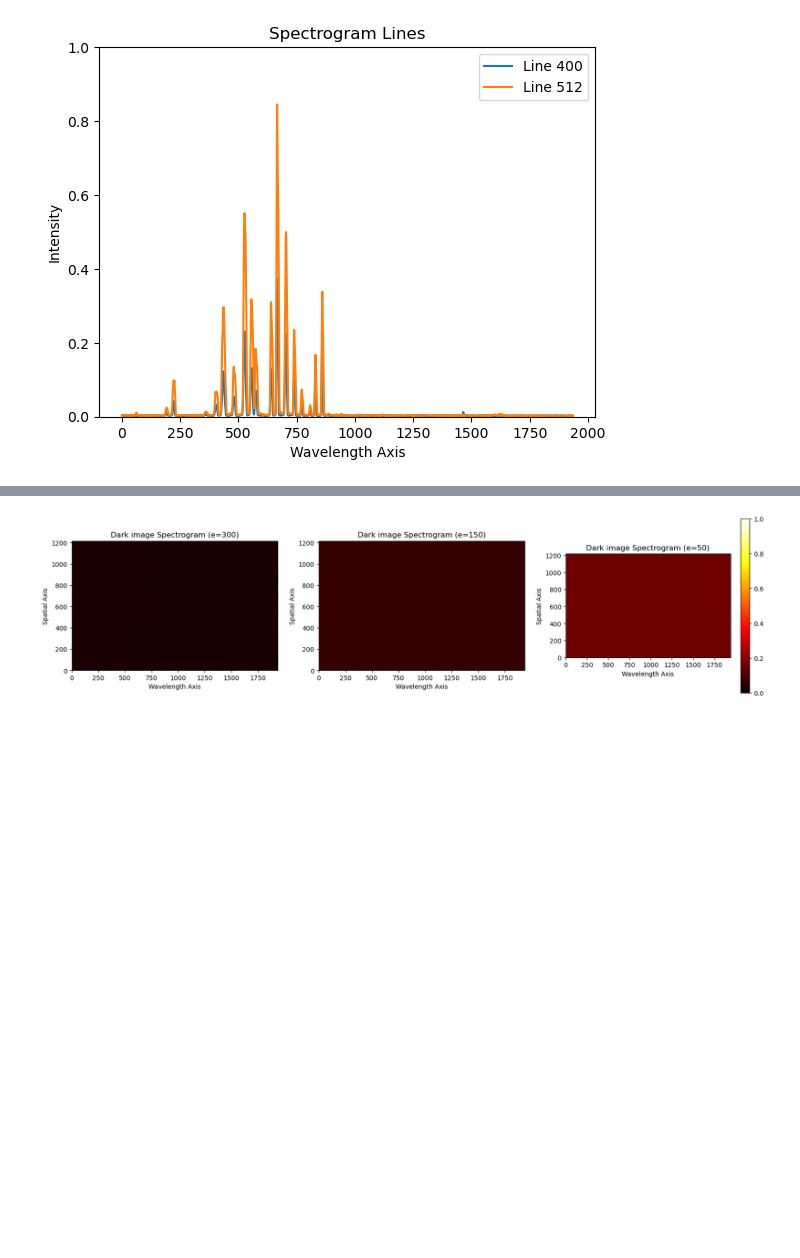
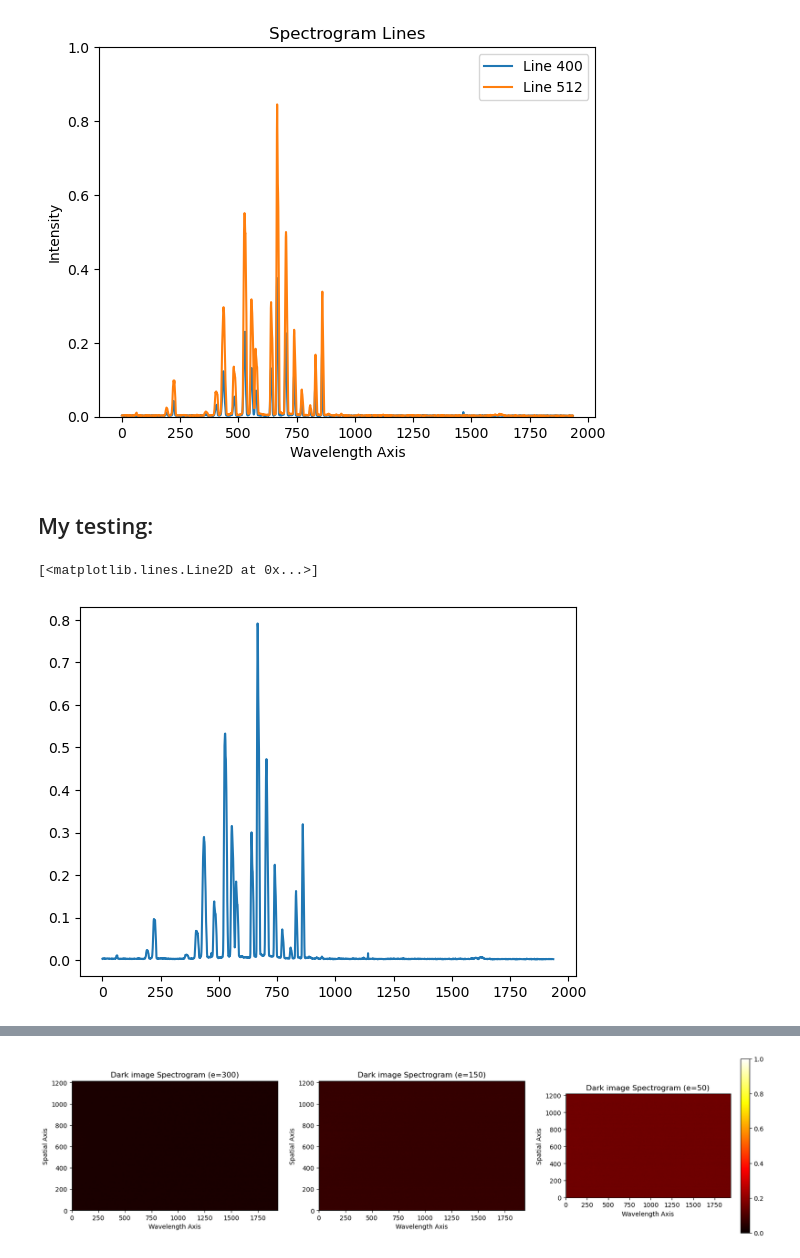
Before and after one commit to Larshalvorhansen/optikkLab, a Jupyter notebook: Code/Assignment_1/notebook.ipynb, the cells around one changed output, grey strips where cells are left out. Cells and saved outputs as stored; diff of their text form; code cells hidden in the pictures; blank space fills up the shorter version.

```diff
--- a/Code/Assignment_1/notebook.ipynb
+++ b/Code/Assignment_1/notebook.ipynb
@@ -401,3 +394,14 @@ if not os.path.exists('Data'):
 # %% [output]
 [figure]
 [figure]
+# %% [markdown]
+## My testing:
+# %%
+argon_wavelengths = np.array([696.54, 706.72, 763.51, 772.38, 794.82, 800.62, 811.53, 826.45, 840.82, 852.14])
+plt.plot(datacube1[600])#[500:600])
+# y_values = [0.4]*len(argon_wavelengths)
+# x_values = np.linspace(0, len(datacube1[600]) - 1, len(argon_wavelengths))
+# plt.scatter(argon_wavelengths, y_values)
+# %% [output]
+[<matplotlib.lines.Line2D at 0x...>]
+[figure, added]
```
Also changed, not shown: parts of 8 cells of this notebook, 1 other file.
